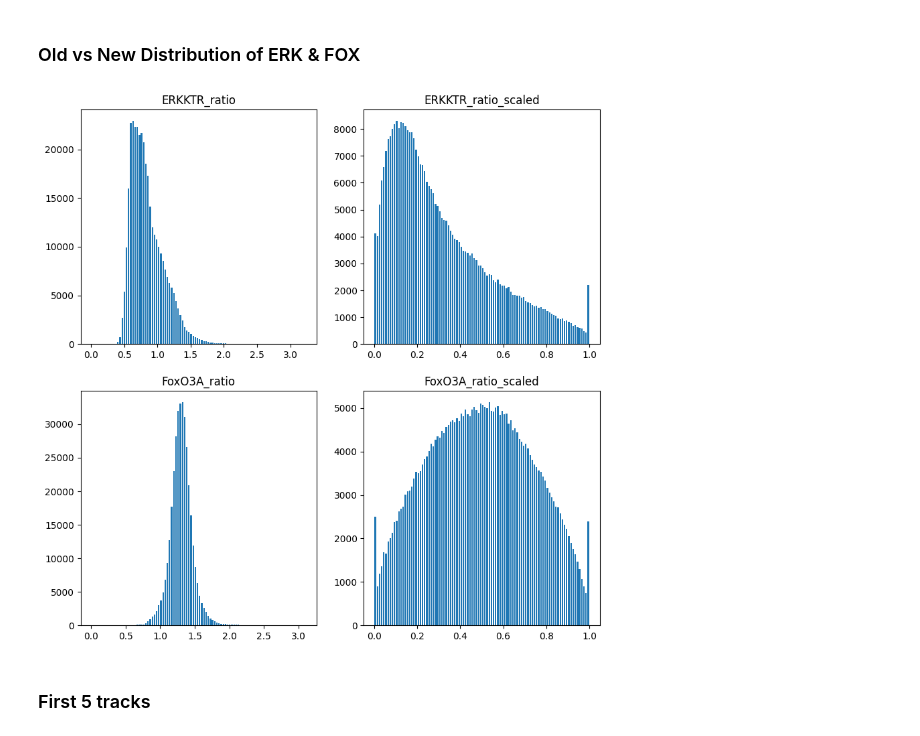
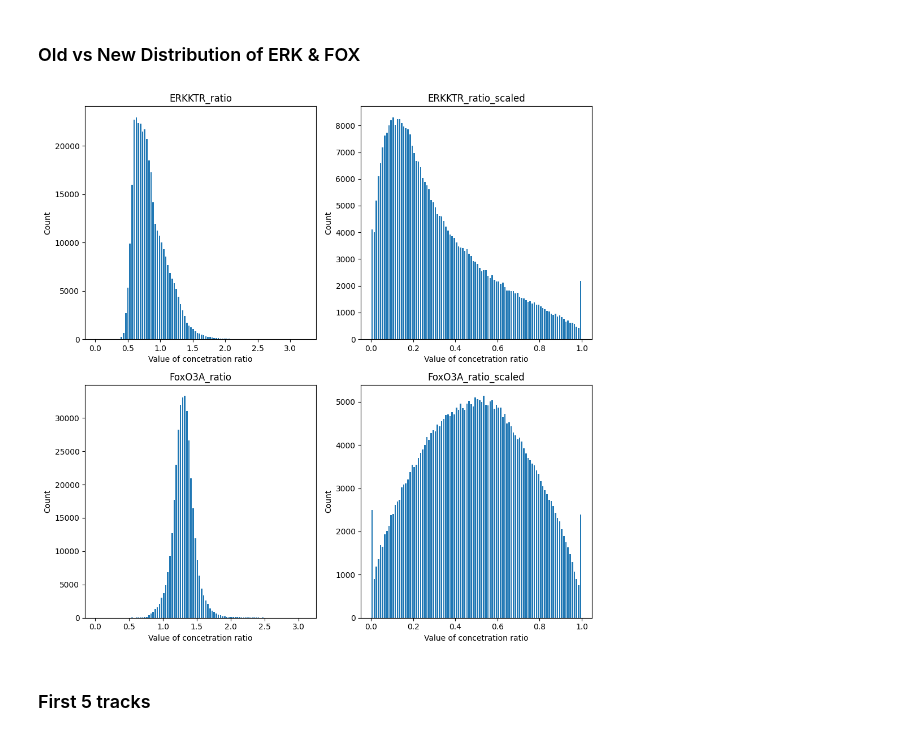
Before and after one commit to Karolcha100/Systems-Biology_project-2, a Jupyter notebook: TaskB/notebooks/01_viewing_scaling_data.ipynb, the cells around one changed output. Saved outputs shown, nothing was run; the diff lists cells and outputs as text; code cells hidden in the pictures.

```diff
--- a/TaskB/notebooks/01_viewing_scaling_data.ipynb
+++ b/TaskB/notebooks/01_viewing_scaling_data.ipynb
@@ -86,13 +86,19 @@ import matplotlib.pyplot as plt
 # %%
 fig, axes = plt.subplots(len(cols_to_scale), len(cols_to_scale), figsize=(5*len(cols_to_scale), 5*len(cols_to_scale)))
 
 for col_axes, col_name in zip(axes, cols_to_scale):
     for ax, col_end in zip(col_axes, ["", "_scaled"]):
         ax.hist(df[f"{col_name}{col_end}"], rwidth=0.7, bins = 100)
 
         ax.set_title(f"{col_name}{col_end}")
+        ax.set_xlabel(f"Value of concetration ratio")
+        ax.set_ylabel(f"Count")
+
+fig.tight_layout()
+
+fig.savefig(f"../outputs/change_in_ratios_counts.png")
 # %% [output]
-[figure, old version]
+[figure, new version]
 # %% [markdown]
 ### First 5 tracks
 # %%
```
Also changed, not shown: 10 other files.
